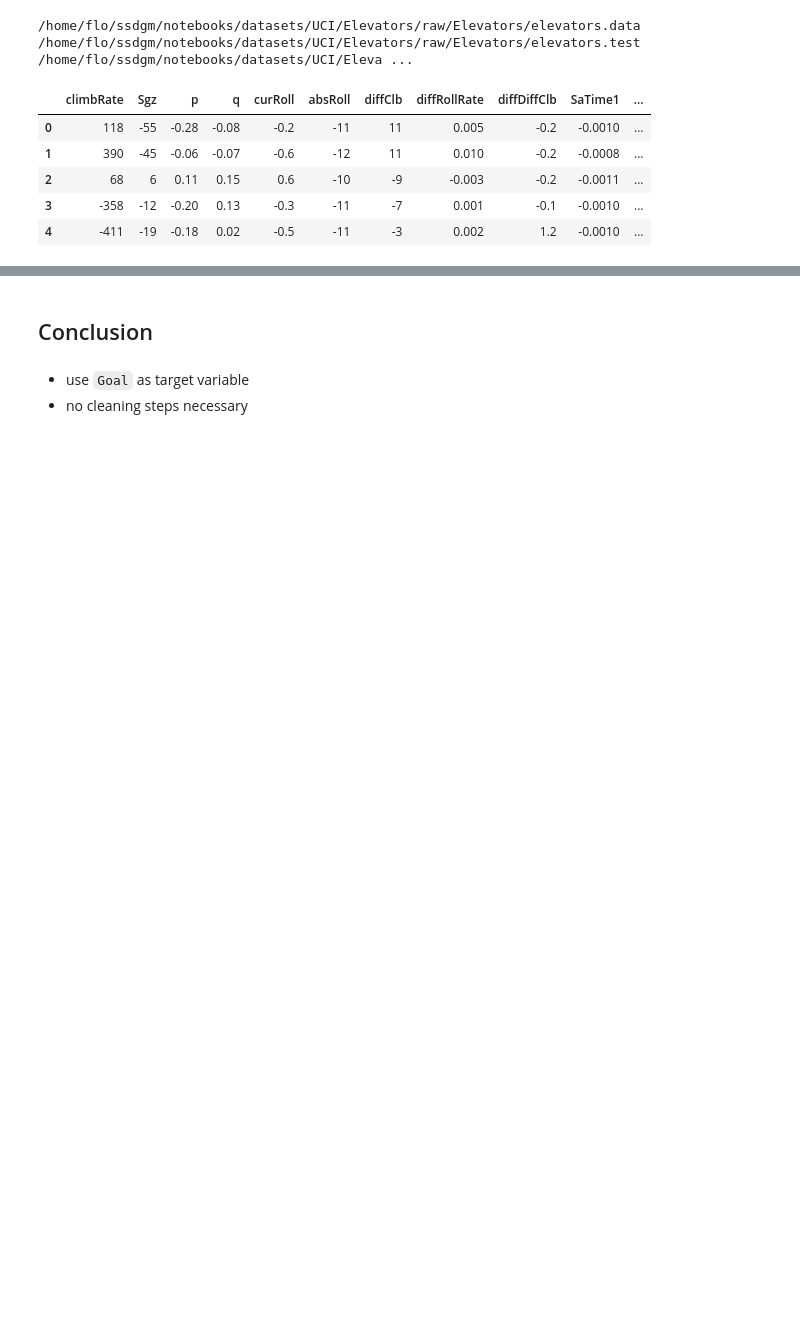
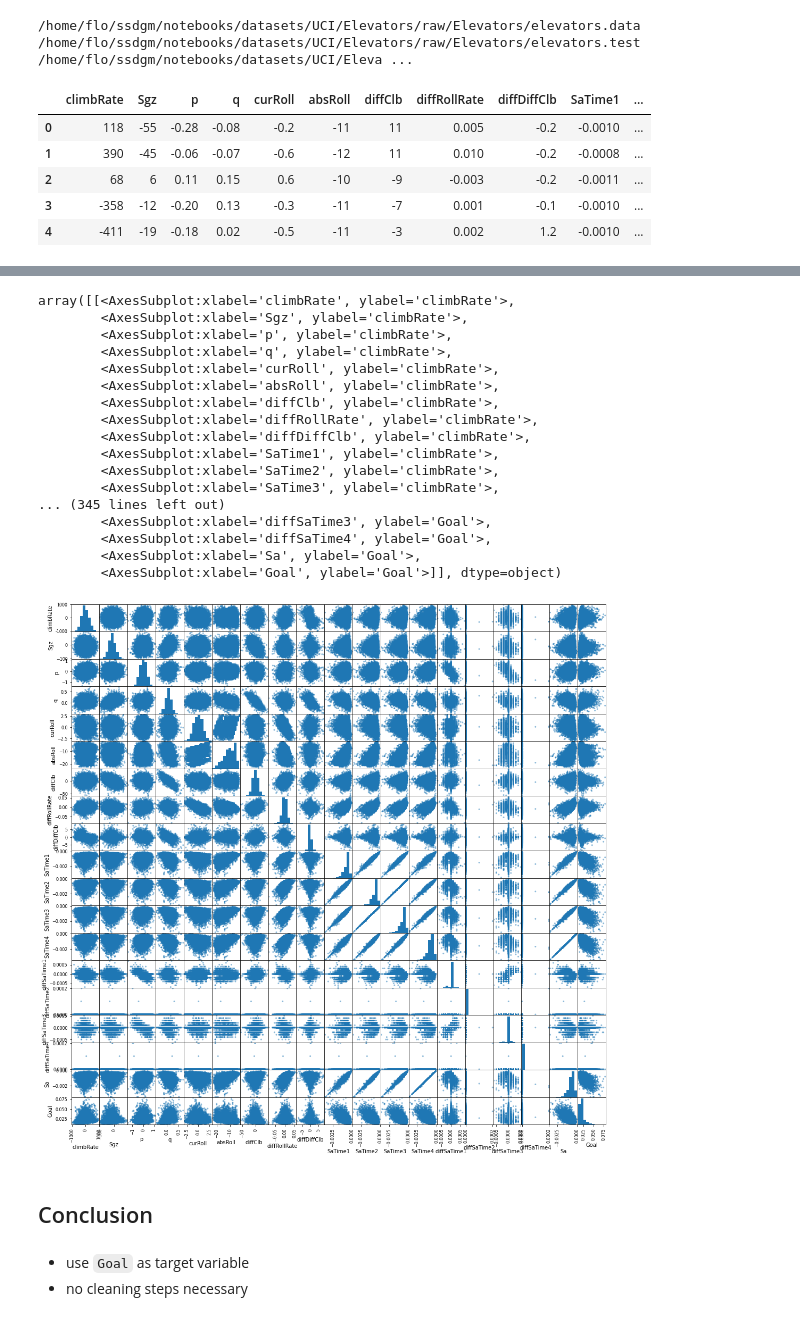
Before and after one commit to FMELab/ssdgm, a Jupyter notebook: notebooks/elevators.ipynb, the cells around one changed output, grey strips where cells are left out. Saved outputs shown, nothing was run; the diff lists cells and outputs as text; code cells hidden in the pictures; blank space fills up the shorter version.

```diff
--- a/notebooks/elevators.ipynb
+++ b/notebooks/elevators.ipynb
@@ -62,3 +156,26 @@ df_combined.head()
+# %%
+from pandas.plotting import scatter_matrix
+
+scatter_matrix(df_combined, figsize=(18, 18))
+# %% [output]
+array([[<AxesSubplot:xlabel='climbRate', ylabel='climbRate'>,
+        <AxesSubplot:xlabel='Sgz', ylabel='climbRate'>,
+        <AxesSubplot:xlabel='p', ylabel='climbRate'>,
+        <AxesSubplot:xlabel='q', ylabel='climbRate'>,
+        <AxesSubplot:xlabel='curRoll', ylabel='climbRate'>,
+        <AxesSubplot:xlabel='absRoll', ylabel='climbRate'>,
+        <AxesSubplot:xlabel='diffClb', ylabel='climbRate'>,
+        <AxesSubplot:xlabel='diffRollRate', ylabel='climbRate'>,
+        <AxesSubplot:xlabel='diffDiffClb', ylabel='climbRate'>,
+        <AxesSubplot:xlabel='SaTime1', ylabel='climbRate'>,
+        <AxesSubplot:xlabel='SaTime2', ylabel='climbRate'>,
+        <AxesSubplot:xlabel='SaTime3', ylabel='climbRate'>,
+... (345 lines left out)
+        <AxesSubplot:xlabel='diffSaTime3', ylabel='Goal'>,
+        <AxesSubplot:xlabel='diffSaTime4', ylabel='Goal'>,
+        <AxesSubplot:xlabel='Sa', ylabel='Goal'>,
+        <AxesSubplot:xlabel='Goal', ylabel='Goal'>]], dtype=object)
+[figure, added]
 # %% [markdown]
 ## Conclusion
 # %% [markdown]
```
Also changed, not shown: parts of 7 cells of this notebook, 6 other files.
